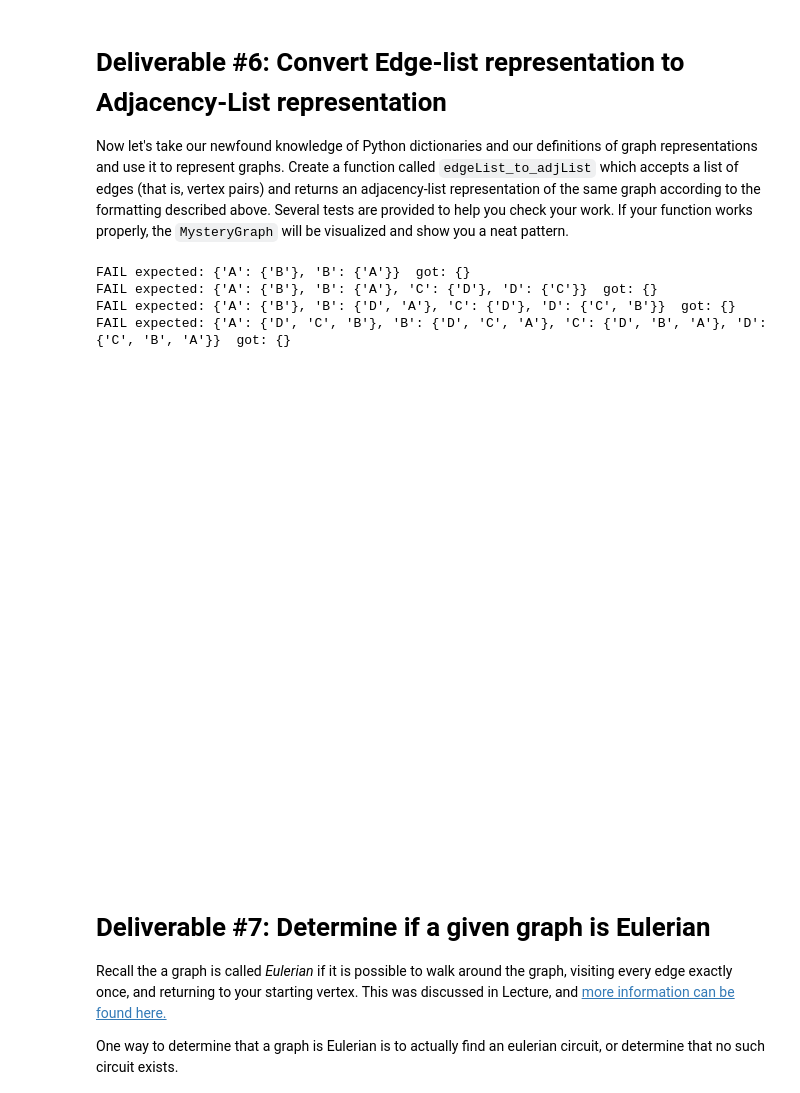
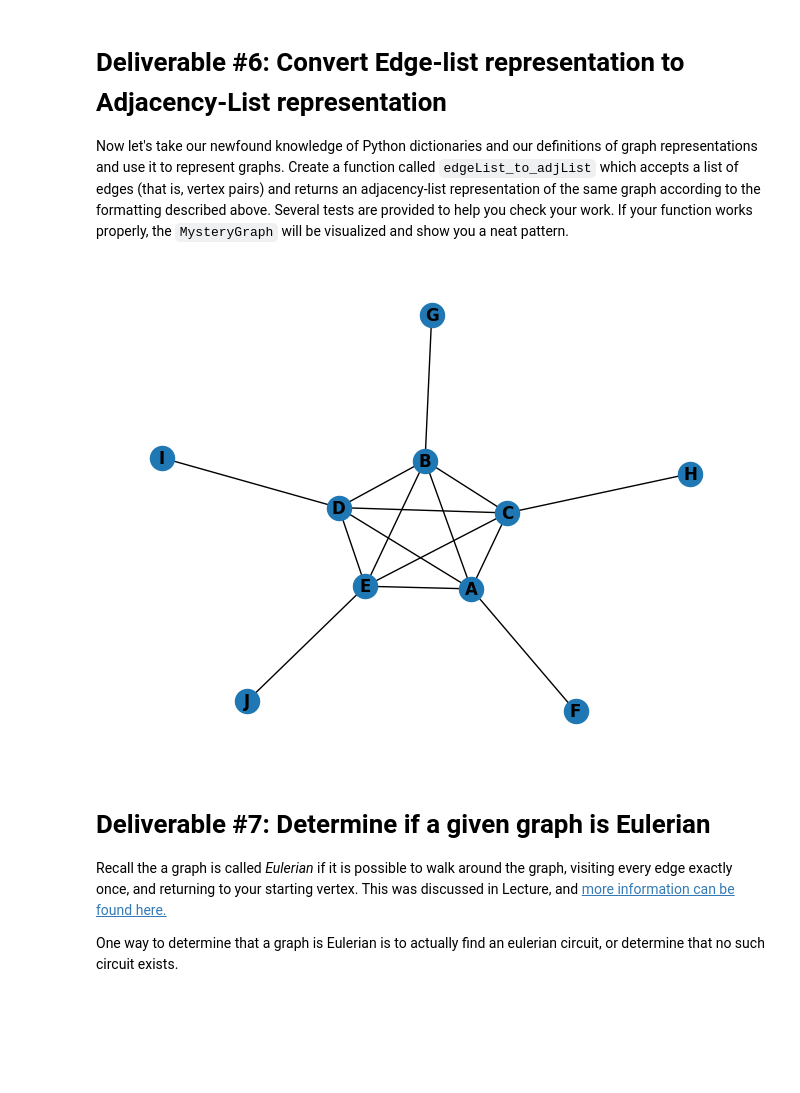
Before and after one commit to Bikatr7/CS2150ClassCode, a Jupyter notebook: projects/5/Bilyeu_Project5.ipynb, the cells around one changed output. Cells and saved outputs as stored; diff of their text form; code cells hidden in the pictures; blank space fills up the shorter version.

```diff
--- a/projects/5/Bilyeu_Project5.ipynb
+++ b/projects/5/Bilyeu_Project5.ipynb
@@ -357,29 +357,33 @@ FAIL: missing node in adjacency list for graph {'A': {'B'}}
 
 Now let's take our newfound knowledge of Python dictionaries and our definitions of graph representations and use it to represent graphs. Create a function called `edgeList_to_adjList` which accepts a list of edges (that is, vertex pairs) and returns an adjacency-list representation of the same graph according to the formatting described above. Several tests are provided to help you check your work. If your function works properly, the `MysteryGraph` will be visualized and show you a neat pattern.
 # %%
-def edgeList_to_adjList(edgeList) :
+def edgeList_to_adjList(edgeList):
     adjList = {}
-    # complete function definition here!
+    for u, v in edgeList:
+        if(u not in adjList):
+            adjList[u] = set()
+        if(v not in adjList):
+            adjList[v] = set()
+
+        adjList[u].add(v)
+        adjList[v].add(u)
+
     return adjList
 
 
 expectEqual(edgeList_to_adjList([]),{})
 expectEqual(edgeList_to_adjList([('A','B')]),{'A': {'B'}, 'B': {'A'}})
 expectEqual(edgeList_to_adjList([('A','B'),('C','D')]),{'A': {'B'}, 'B': {'A'}, 'C': {'D'}, 'D': {'C'}})
 expectEqual(edgeList_to_adjList([('A','B'),('C','D'),('B','D')]),{'A': {'B'}, 'B': {'D', 'A'}, 'C': {'D'}, 'D': {'C', 'B'}})
 expectEqual(edgeList_to_adjList([('A','B'),('A','C'),('A','D'),('C','D'),('B','C'),('B','D')]),{'A': {'D', 'C', 'B'}, 'B': {'D', 'A', 'C'}, 'C': {'D', 'A', 'B'}, 'D': {'A', 'C', 'B'}})
 
 
 MysteryGraph = [('A','B'),('A','C'),('A','D'),('A','E'),('A','F'),('B','C'),('B','D'),('B','E'),('B','G'),('C','D'),('C','E'),('C','H'),('D','E'),('D','I'),('E','J')]
 checkSelfLoops(edgeList_to_adjList(MysteryGraph))
 checkUndirected(edgeList_to_adjList(MysteryGraph))
 drawGraph(edgeList_to_adjList(MysteryGraph)) # a fancy graph should be visualized if you get this right
 # %% [output]
-FAIL expected: {'A': {'B'}, 'B': {'A'}}  got: {}
-FAIL expected: {'A': {'B'}, 'B': {'A'}, 'C': {'D'}, 'D': {'C'}}  got: {}
-FAIL expected: {'A': {'B'}, 'B': {'D', 'A'}, 'C': {'D'}, 'D': {'C', 'B'}}  got: {}
-FAIL expected: {'A': {'D', 'C', 'B'}, 'B': {'D', 'C', 'A'}, 'C': {'D', 'B', 'A'}, 'D': {'C', 'B', 'A'}}  got: {}
-[figure, old version]
+[figure, new version]
 # %% [markdown]
 # Deliverable #7: Determine if a given graph is Eulerian
 Recall the a graph is called *Eulerian* if it is possible to walk around the graph, visiting every edge exactly once, and returning to your starting vertex. This was discussed in Lecture, and [more information can be found here.](https://en.wikipedia.org/wiki/Eulerian_path)
```
Also changed, not shown: parts of 1 cell of this notebook.
